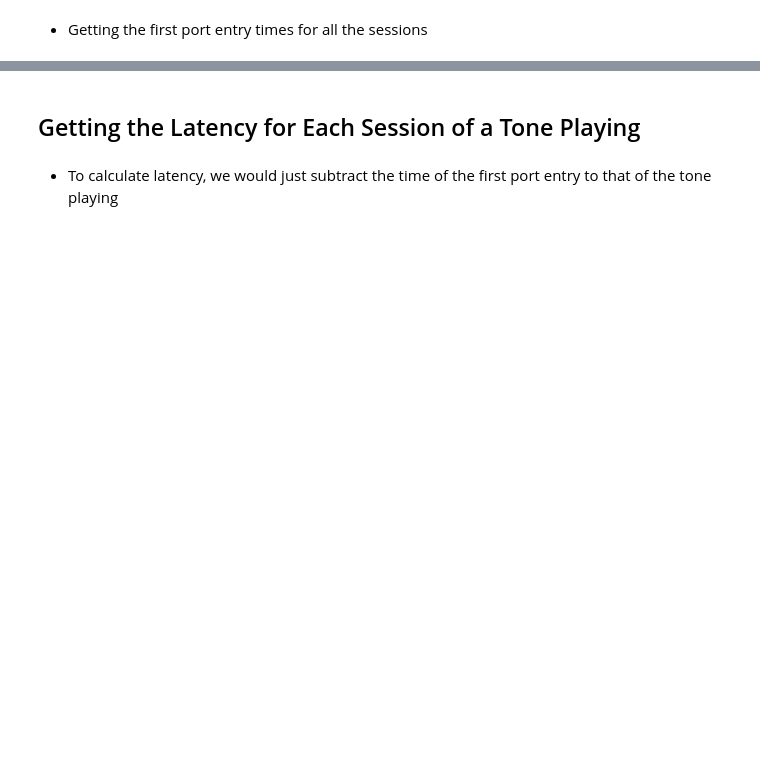
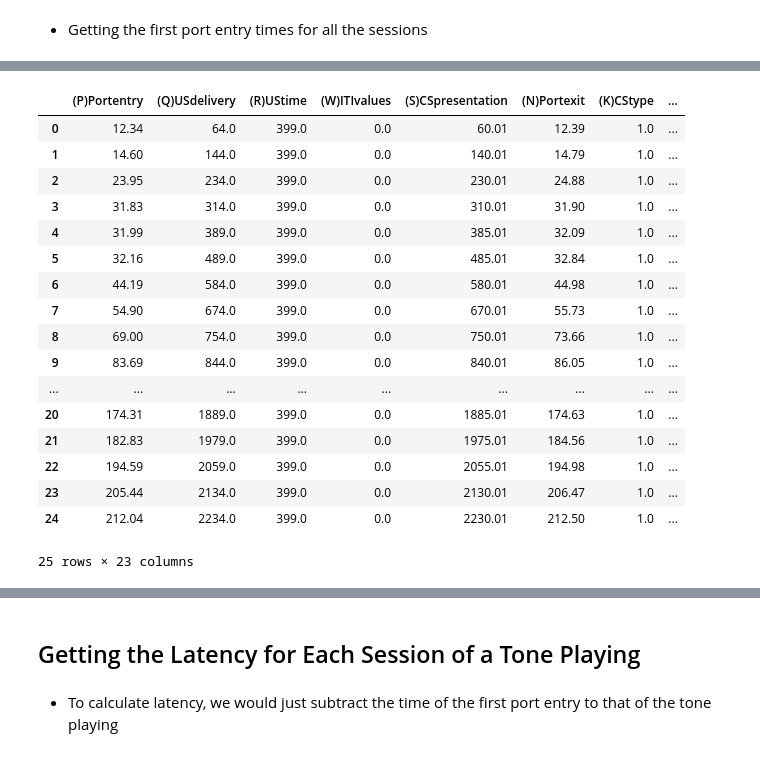
Before and after one commit to padillacoreanolab/med_pc_repo, a Jupyter notebook: results/2022_05_02_log_processing/02_calculating_latencies.ipynb, the cells around one changed output, grey strips where cells are left out. Cells and saved outputs as stored; diff of their text form; code cells hidden in the pictures; blank space fills up the shorter version.

```diff
--- a/results/2022_05_02_log_processing/02_calculating_latencies.ipynb
+++ b/results/2022_05_02_log_processing/02_calculating_latencies.ipynb
@@ -184,0 +247,21 @@ concatted_first_porty_entry_dataframe
+# %%
+example_one_session_recording_df.head(n=25)
+# %% [output]
+|  | (P)Portentry | (Q)USdelivery | (R)UStime | (W)ITIvalues | (S)CSpresentation | (N)Portexit | (K)CStype | ... |
+| 0 | 12.34 | 64.0 | 399.0 | 0.0 | 60.01 | 12.39 | 1.0 | ... |
+| 1 | 14.60 | 144.0 | 399.0 | 0.0 | 140.01 | 14.79 | 1.0 | ... |
+| 2 | 23.95 | 234.0 | 399.0 | 0.0 | 230.01 | 24.88 | 1.0 | ... |
+| 3 | 31.83 | 314.0 | 399.0 | 0.0 | 310.01 | 31.90 | 1.0 | ... |
+| 4 | 31.99 | 389.0 | 399.0 | 0.0 | 385.01 | 32.09 | 1.0 | ... |
+| 5 | 32.16 | 489.0 | 399.0 | 0.0 | 485.01 | 32.84 | 1.0 | ... |
+| 6 | 44.19 | 584.0 | 399.0 | 0.0 | 580.01 | 44.98 | 1.0 | ... |
+| 7 | 54.90 | 674.0 | 399.0 | 0.0 | 670.01 | 55.73 | 1.0 | ... |
+| 8 | 69.00 | 754.0 | 399.0 | 0.0 | 750.01 | 73.66 | 1.0 | ... |
+| 9 | 83.69 | 844.0 | 399.0 | 0.0 | 840.01 | 86.05 | 1.0 | ... |
+| ... | ... | ... | ... | ... | ... | ... | ... | ... |
+| 20 | 174.31 | 1889.0 | 399.0 | 0.0 | 1885.01 | 174.63 | 1.0 | ... |
+| 21 | 182.83 | 1979.0 | 399.0 | 0.0 | 1975.01 | 184.56 | 1.0 | ... |
+| 22 | 194.59 | 2059.0 | 399.0 | 0.0 | 2055.01 | 194.98 | 1.0 | ... |
+| 23 | 205.44 | 2134.0 | 399.0 | 0.0 | 2130.01 | 206.47 | 1.0 | ... |
+| 24 | 212.04 | 2234.0 | 399.0 | 0.0 | 2230.01 | 212.50 | 1.0 | ... |
+25 rows × 23 columns
```
Also changed, not shown: parts of 24 cells of this notebook, 3 other files.
